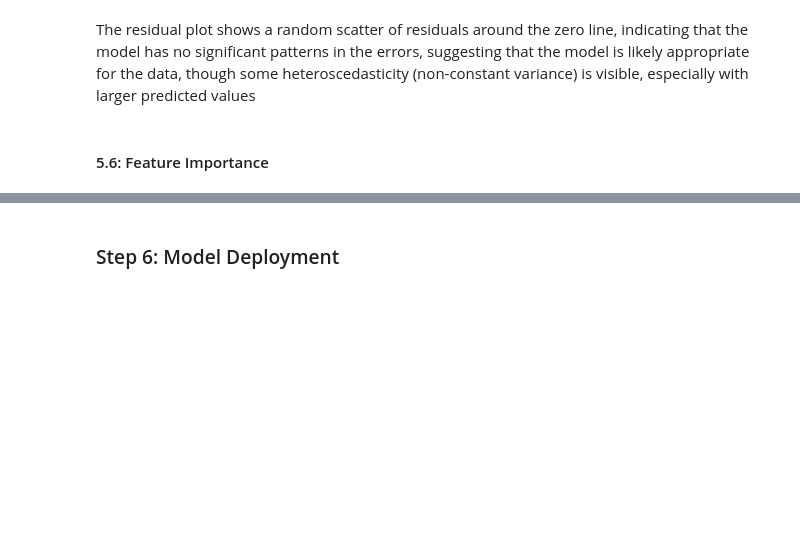
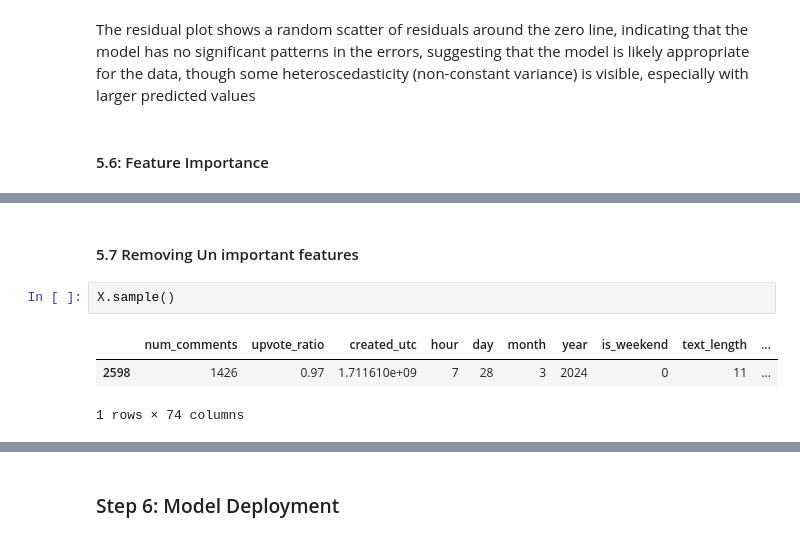
Before and after one commit to axiom19/reddit-post-popularity-predictor, a Jupyter notebook: notebook.ipynb, the cells around one changed output, grey strips where cells are left out. Cells and saved outputs as stored; diff of their text form; blank space fills up the shorter version.

```diff
--- a/notebook.ipynb
+++ b/notebook.ipynb
@@ -1058,0 +1055,8 @@ plt.show()
+# %% [markdown]
+#### 5.7 Removing Un important features
+# %%
+X.sample()
+# %% [output]
+|  | num_comments | upvote_ratio | created_utc | hour | day | month | year | is_weekend | text_length | ... |
+| 2598 | 1426 | 0.97 | 1.711610e+09 | 7 | 28 | 3 | 2024 | 0 | 11 | ... |
+1 rows × 74 columns
```
Also changed, not shown: parts of 41 cells of this notebook.
